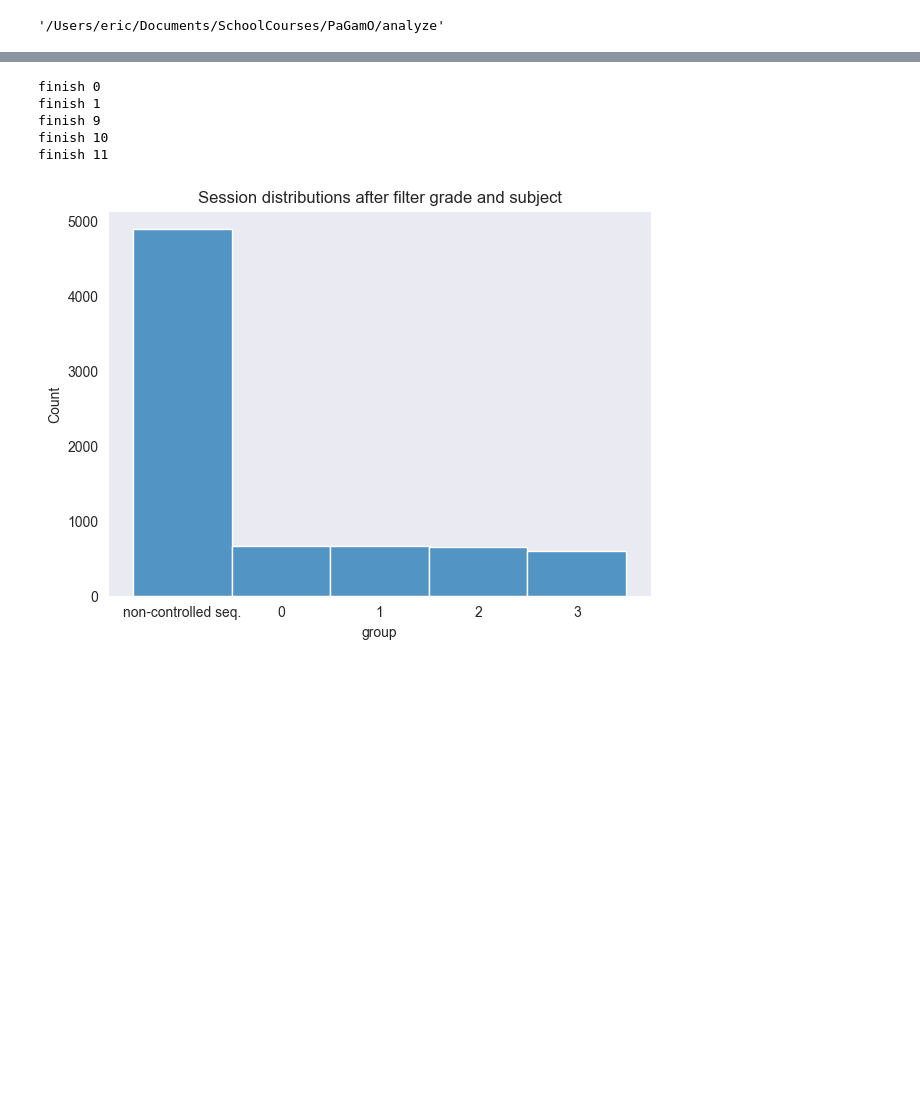
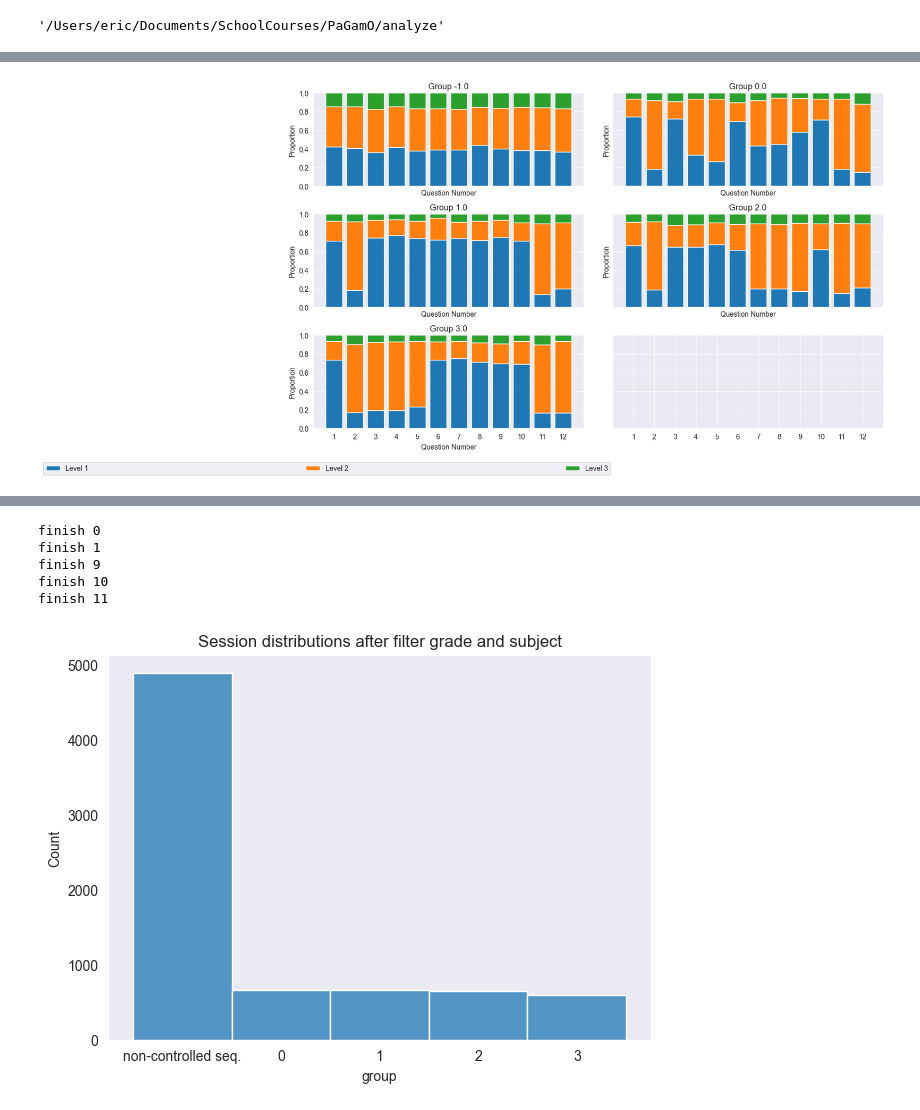
Before and after one commit to marsneko/PaGamO, a Jupyter notebook: analyze/analyze.ipynb, the cells around one changed output, grey strips where cells are left out. Saved outputs shown, nothing was run; the diff lists cells and outputs as text; code cells hidden in the pictures; blank space fills up the shorter version.

```diff
--- a/analyze/analyze.ipynb
+++ b/analyze/analyze.ipynb
@@ -61,8 +74,10 @@ df_user_ans
 # %%
 
-testdff = pd.read_json("/Users/eric/Documents/SchoolCourses/PaGamO/data/processed/session_data.json")
+testdff = pd.read_json("/Users/eric/Documents/SchoolCourses/PaGamO/data/processed/session_data_new.json")
 # %%
-os.getcwd()
 testdff.info()
+testdff['is_homo'] = testdff.section_id.apply( lambda x: all(xi == x[0] for xi in x))
+testdff
+pd.crosstab(testdff.is_homo,testdff.experiment_mode)
 # %% [output]
 <class 'pandas.core.frame.DataFrame'>
@@ -84,0 +139,7 @@ memory usage: 4.1+ MB
+# %%
+long_data['q_len'] = long_data.is_correct.apply(lambda x : len(x))
+long_data = long_data.query('q_len >= 12')
+long_data = long_data.query('session_id == 1')
+# %%
+long_data['experiment_mode'] = long_data['experiment_mode'].fillna(-1)
+long_data.groupby('experiment_mode').count()
@@ -84,0 +154,58 @@ memory usage: 4.1+ MB
+# %%
+
+
+import numpy as np
+import matplotlib.pyplot as plt
+import matplotlib.patches as mpatch
+
+def difficulty_proportions(series_lists, levels=(1, 2, 3), n_questions=12):
+    """
+    series_lists: pandas Series，每個元素是一個 difficulty_level 的 list
+    回傳：一個 dict，key 為難度等級，value 為長度 n_questions 的比例陣列
+    """
+    # 建立矩陣 (num_samples, n_questions)
+    matrix = np.array([lst[:n_questions] for lst in series_lists], dtype=float)
+    # 每題非 nan 的樣本數
+    valid_counts = np.sum(~np.isnan(matrix), axis=0)
+    props = {}
+    for lvl in levels:
+        # 計算該等級出現次數，再除以 valid_counts
+        props[lvl] = np.sum(matrix == lvl, axis=0) / valid_counts
+    return props
+
+# 1. 計算每組的難度分佈比例
+grouped = long_data.groupby('experiment_mode')['difficulty_level']
+diff_props = {
+    mode: difficulty_proportions(series)
+    for mode, series in grouped
+}
+
+# 2. 畫圖：3x2 子圖，每組一張堆疊長條圖
+fig, axs = plt.subplots(3, 2, figsize=(12, 8), sharex=True, sharey=True)
+axs = axs.flatten()
+x = np.arange(1, 13)  # 題號 1–12
+levels = (1, 2, 3)
+
+for i, (mode, props) in enumerate(diff_props.items()):
+    ax = axs[i]
+    bottom = np.zeros_like(x, dtype=float)
+    for lvl in levels:
+        ax.bar(x, props[lvl], bottom=bottom, label=f'Level {lvl}')
+        bottom += props[lvl]
+    ax.set_title(f'Group {mode}')
+    ax.set_xticks(x)
+    ax.set_xlabel('Question Number')
+    ax.set_ylabel('Proportion')
+    ax.set_ylim(0, 1)
+    ax.grid(True)
+
+# 第 1 個子圖加圖例
+
+
+
+
+ax.legend(bbox_to_anchor=(-1, -0.5, 2.1, 2), loc='lower right',ncol = 3, mode="expand", borderaxespad=0.)
+plt.tight_layout()
+plt.show()
+# %% [output]
+[figure, added]
```
Also changed, not shown: parts of 12 cells of this notebook, 3 other files.
